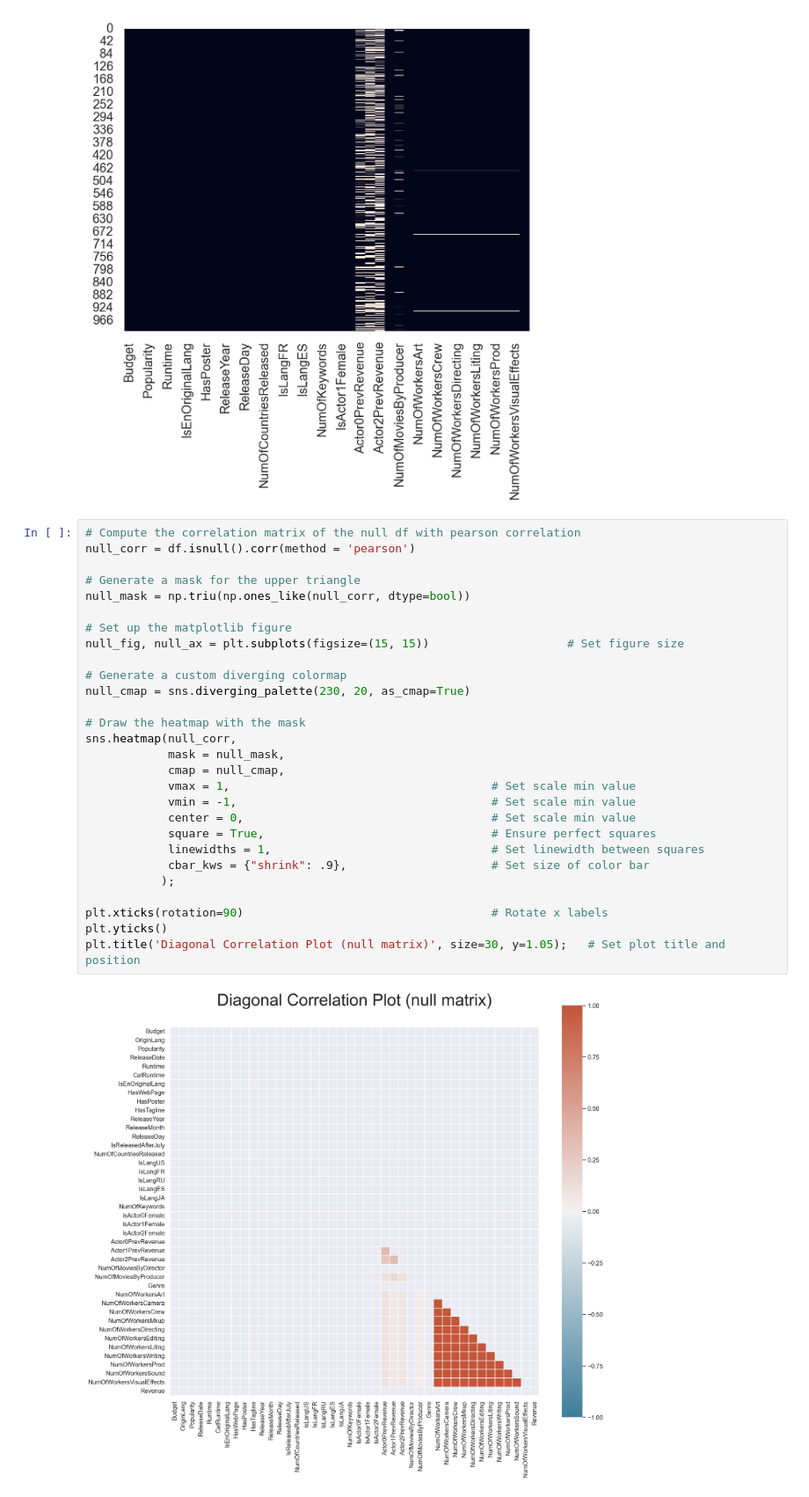
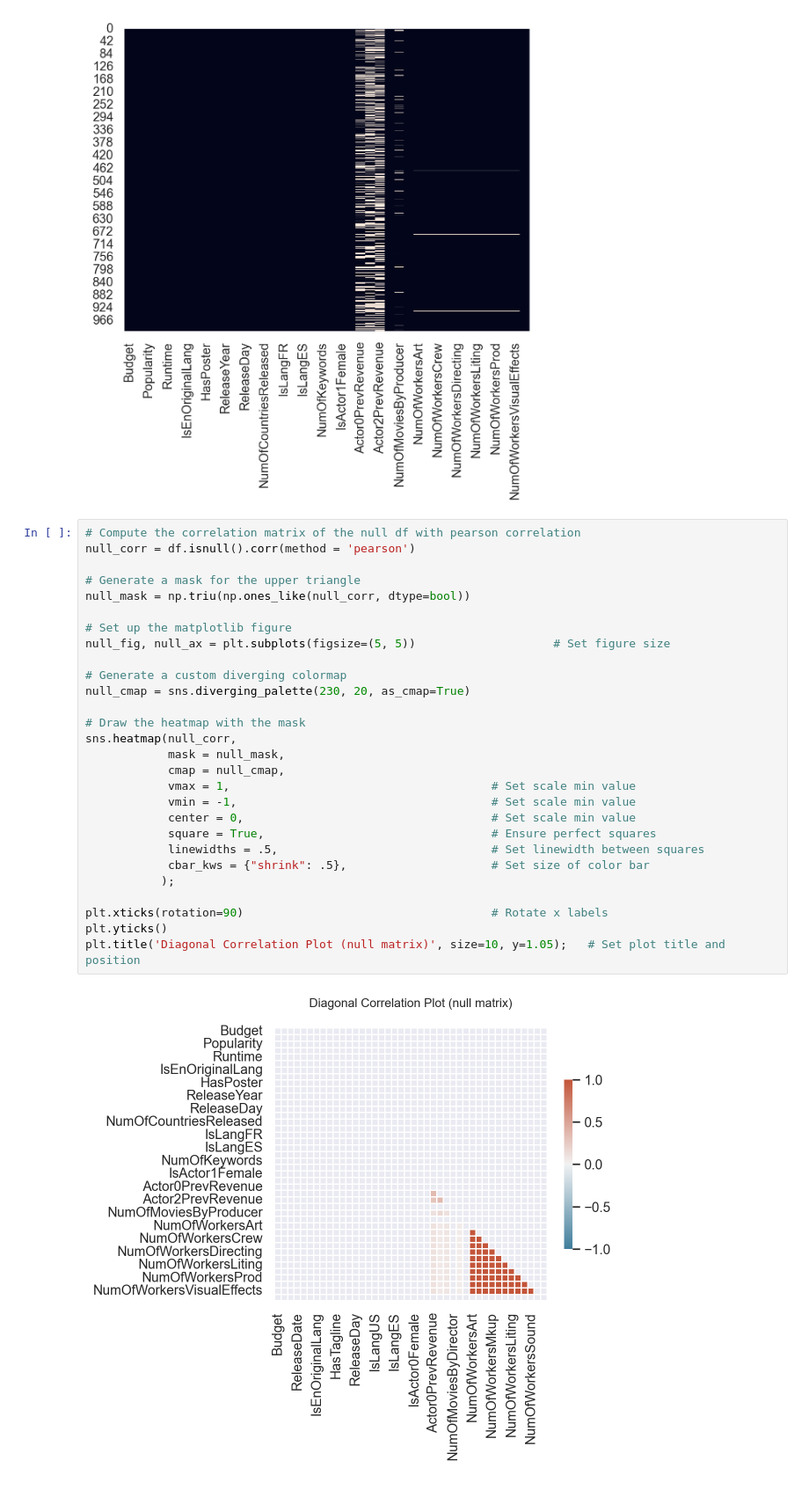
Before and after one commit to OdedHellman/Box-Office-EDA, a Jupyter notebook: BoxOfficeETL.ipynb, the cells around one changed output. Shown at 88% size. Drawn from its saved outputs; the diff is of its cells as text.

```diff
--- a/BoxOfficeETL.ipynb
+++ b/BoxOfficeETL.ipynb
@@ -188,30 +188,30 @@ dtype: int64
 # %%
 # Compute the correlation matrix of the null df with pearson correlation
 null_corr = df.isnull().corr(method = 'pearson')
 
 # Generate a mask for the upper triangle
 null_mask = np.triu(np.ones_like(null_corr, dtype=bool))
 
 # Set up the matplotlib figure
-null_fig, null_ax = plt.subplots(figsize=(15, 15))                    # Set figure size
+null_fig, null_ax = plt.subplots(figsize=(5, 5))                    # Set figure size
 
 # Generate a custom diverging colormap
 null_cmap = sns.diverging_palette(230, 20, as_cmap=True)
 
 # Draw the heatmap with the mask
 sns.heatmap(null_corr,
             mask = null_mask,
             cmap = null_cmap,
             vmax = 1,                                      # Set scale min value
             vmin = -1,                                     # Set scale min value
             center = 0,                                    # Set scale min value
             square = True,                                 # Ensure perfect squares
-            linewidths = 1,                                # Set linewidth between squares
-            cbar_kws = {"shrink": .9},                     # Set size of color bar
+            linewidths = .5,                               # Set linewidth between squares
+            cbar_kws = {"shrink": .5},                     # Set size of color bar
            );
 
 plt.xticks(rotation=90)                                    # Rotate x labels
 plt.yticks()
-plt.title('Diagonal Correlation Plot (null matrix)', size=30, y=1.05);   # Set plot title and position
+plt.title('Diagonal Correlation Plot (null matrix)', size=10, y=1.05);   # Set plot title and position
 # %% [output]
-[figure, old version]
+[figure, new version]
```
